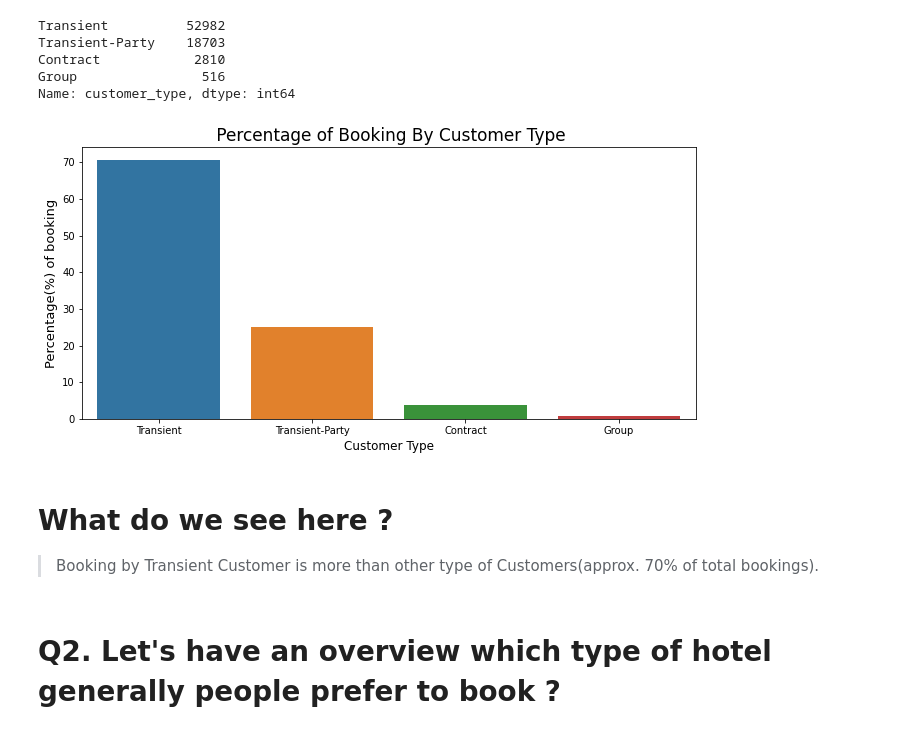
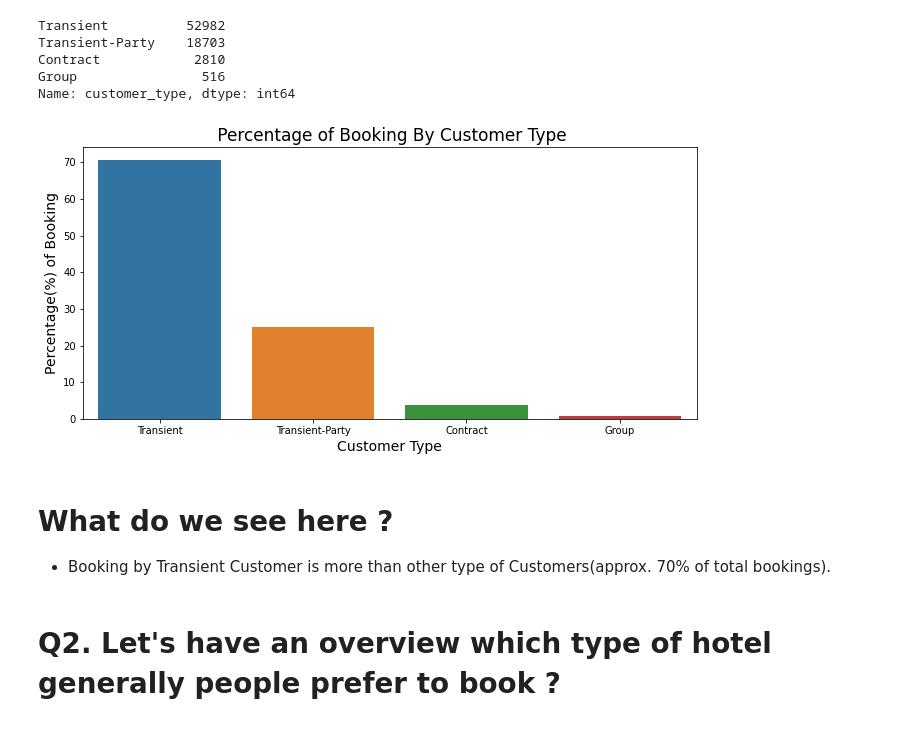
Before and after one commit to sachanneeraj/Hotels-Data-Analysis-EDA, a Jupyter notebook: Hotel_Booking_Analysis_Capstone_Project.ipynb, the cells around one changed output. Drawn from its saved outputs; the diff is of its cells as text; code cells hidden in the pictures.

```diff
--- a/Hotel_Booking_Analysis_Capstone_Project.ipynb
+++ b/Hotel_Booking_Analysis_Capstone_Project.ipynb
@@ -279,17 +279,21 @@ Name: customer_type, dtype: int64
 # %%
 plt.figure(figsize=(11,5))
 sns.barplot(x=customer_type.index,y =(customer_type.values*100)/non_canceled['customer_type'].count())
-plt.xlabel("Customer Type", fontsize = 12)
-plt.ylabel("Percentage(%) of booking", fontsize = 13)
+plt.xlabel("Customer Type", fontsize = 14)
+plt.ylabel("Percentage(%) of Booking", fontsize = 14)
 plt.title(" Percentage of Booking By Customer Type", fontsize = 17)
 plt.show()
 # %% [output]
-[figure, old version]
+[figure, new version]
 # %% [markdown]
+
+
+
+
 # What do we see here ?
 
 
-> Booking by Transient Customer is more than other type of Customers(approx. 70% of total bookings).
+*  Booking by Transient Customer is more than other type of Customers(approx. 70% of total bookings).
 # %% [markdown]
 #  Q2. Let's have an overview which type of hotel generally people prefer to book ?
 # %%
```
Also changed, not shown: parts of 25 cells of this notebook.
